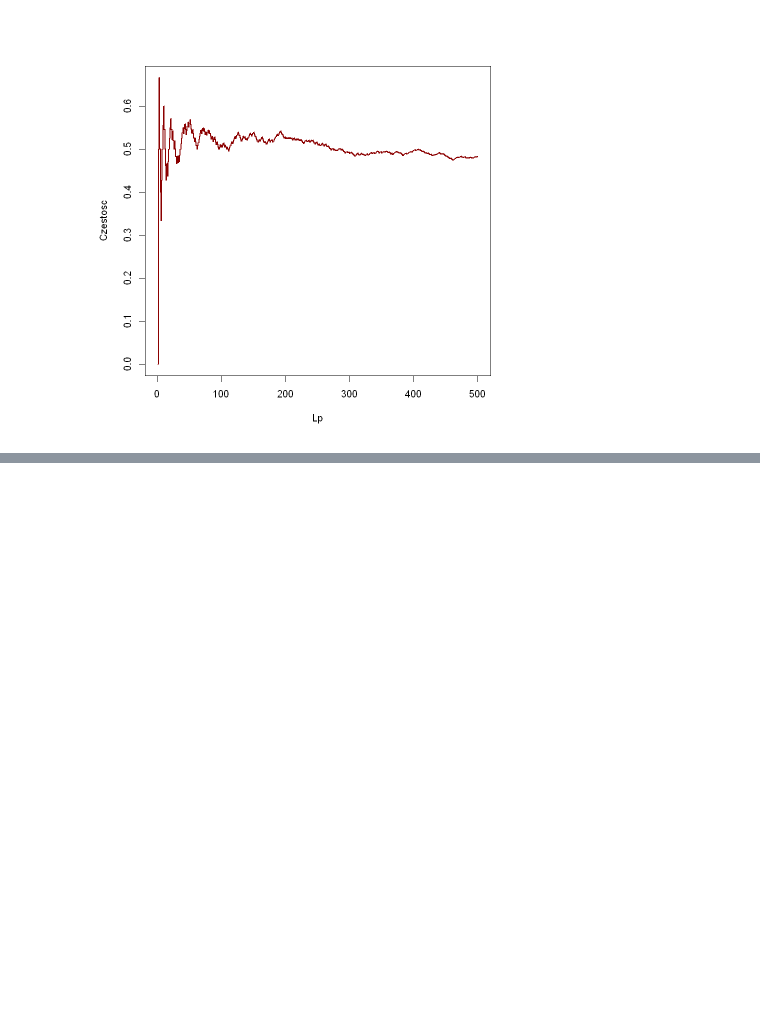
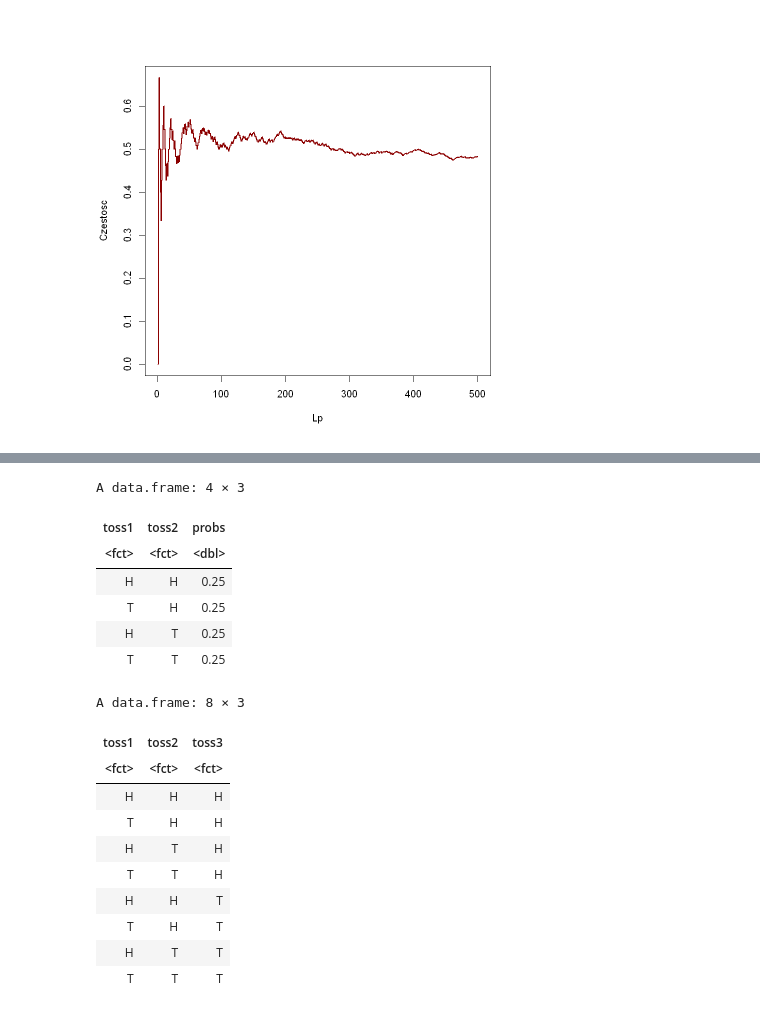
Before and after one commit to 30james00/pollub_R, a Jupyter notebook: Lab5.ipynb, the cells around one changed output, grey strips where cells are left out. Drawn from its saved outputs; the diff is of its cells as text; code cells hidden in the pictures; blank space fills up the shorter version.

```diff
--- a/Lab5.ipynb
+++ b/Lab5.ipynb
@@ -86,0 +93,23 @@ detach(coins_frame_)
+# %%
+library('prob')
+tosscoin(2, makespace = T)
+tosscoin(3)
+# %% [output]
+A data.frame: 4 × 3
+| toss1 | toss2 | probs |
+| <fct> | <fct> | <dbl> |
+| H | H | 0.25 |
+| T | H | 0.25 |
+| H | T | 0.25 |
+| T | T | 0.25 |
+A data.frame: 8 × 3
+| toss1 | toss2 | toss3 |
+| <fct> | <fct> | <fct> |
+| H | H | H |
+| T | H | H |
+| H | T | H |
+| T | T | H |
+| H | H | T |
+| T | H | T |
+| H | T | T |
+| T | T | T |
```
Also changed, not shown: parts of 8 cells of this notebook.
